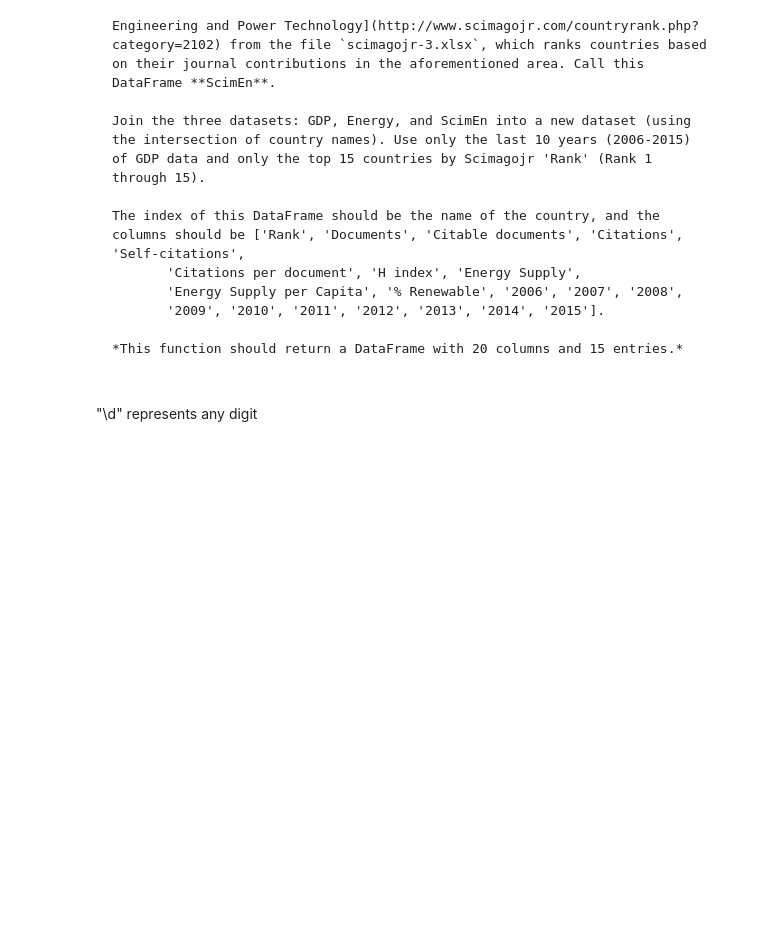
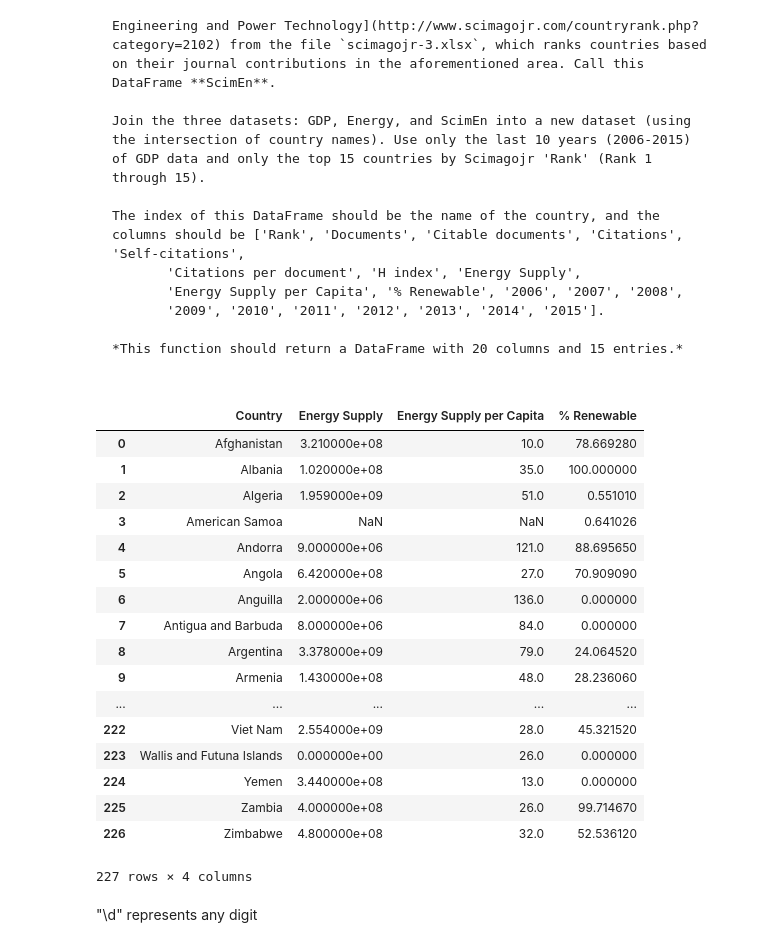
Before and after one commit to syedrafayhashmi/Python, a Jupyter notebook: Applied Data Science With Python Specialization/Introduction to Data Science Course 1/Assignment 3.ipynb, the cells around one changed output. Saved outputs shown, nothing was run; the diff lists cells and outputs as text; code cells hidden in the pictures; blank space fills up the shorter version.

```diff
--- a/Applied Data Science With Python Specialization/Introduction to Data Science Course 1/Assignment 3.ipynb
+++ b/Applied Data Science With Python Specialization/Introduction to Data Science Course 1/Assignment 3.ipynb
@@ -60,10 +60,30 @@ The index of this DataFrame should be the name of the country, and the columns s
 # %%
 import numpy as np
 import pandas as pd
 energy = pd.read_excel("Energy Indicators.xls",skiprows = 17,skipfooter = 38,usecols = [2,3,4,5],
                      names =['Country', 'Energy Supply', 'Energy Supply per Capita', '% Renewable'])
 energy.replace("...",np.nan,inplace=True)
 energy.update(energy["Energy Supply"]*1000000)
+energy
+# %% [output]
+|  | Country | Energy Supply | Energy Supply per Capita | % Renewable |
+| 0 | Afghanistan | 3.210000e+08 | 10.0 | 78.669280 |
+| 1 | Albania | 1.020000e+08 | 35.0 | 100.000000 |
+| 2 | Algeria | 1.959000e+09 | 51.0 | 0.551010 |
+| 3 | American Samoa | NaN | NaN | 0.641026 |
+| 4 | Andorra | 9.000000e+06 | 121.0 | 88.695650 |
+| 5 | Angola | 6.420000e+08 | 27.0 | 70.909090 |
+| 6 | Anguilla | 2.000000e+06 | 136.0 | 0.000000 |
+| 7 | Antigua and Barbuda | 8.000000e+06 | 84.0 | 0.000000 |
+| 8 | Argentina | 3.378000e+09 | 79.0 | 24.064520 |
+| 9 | Armenia | 1.430000e+08 | 48.0 | 28.236060 |
+| ... | ... | ... | ... | ... |
+| 222 | Viet Nam | 2.554000e+09 | 28.0 | 45.321520 |
+| 223 | Wallis and Futuna Islands | 0.000000e+00 | 26.0 | 0.000000 |
+| 224 | Yemen | 3.440000e+08 | 13.0 | 0.000000 |
+| 225 | Zambia | 4.000000e+08 | 26.0 | 99.714670 |
+| 226 | Zimbabwe | 4.800000e+08 | 32.0 | 52.536120 |
+227 rows × 4 columns
 # %% [markdown]
 "\d" represents any digit
 # %%
```
Also changed, not shown: 9 other files.
